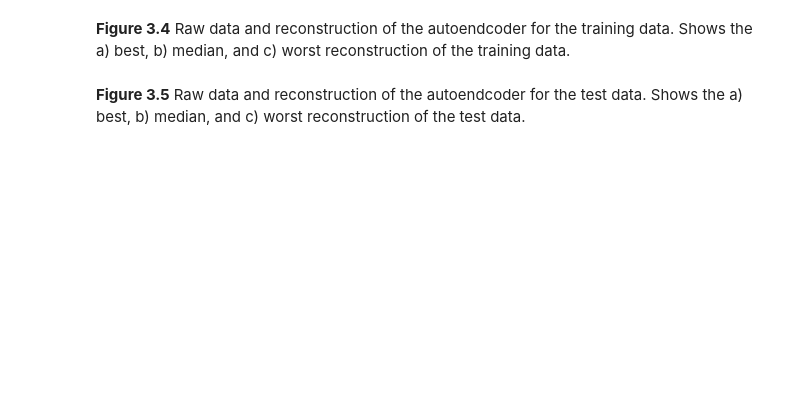
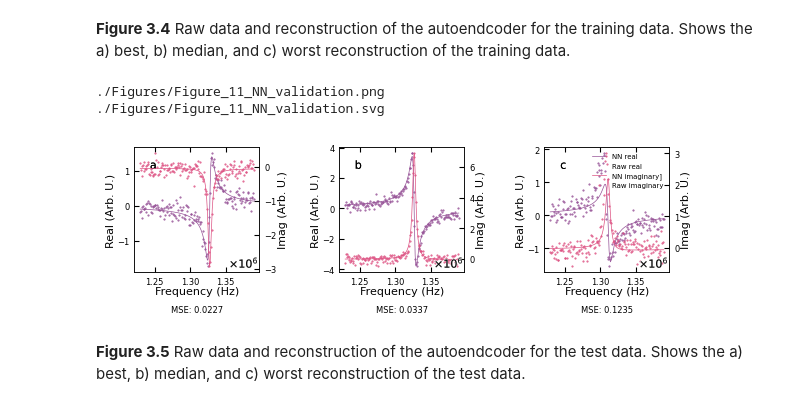
Before and after one commit to m3-learning/Rapid-Fitting-BEPFM-NN, a Jupyter notebook: notebooks/3_Pytorch_SHO_Fitter.ipynb, the cells around one changed output. Drawn from its saved outputs; the diff is of its cells as text; code cells hidden in the pictures; blank space fills up the shorter version.

```diff
--- a/notebooks/3_Pytorch_SHO_Fitter.ipynb
+++ b/notebooks/3_Pytorch_SHO_Fitter.ipynb
@@ -226,11 +245,15 @@ d1, d2, index1, mse1 = BE_viz.bmw_nn(
 # %%
 d1, d2, index1, mse1 = BE_viz.bmw_nn(
     X_test,
     prediction=model,
     out_state={"scaled": True, "measurement State": "complex"},
     returns=True,
-    filename="Figure_11_NN_validation_test",
+    filename="Figure_11_NN_validation",
 )
+# %% [output]
+./Figures/Figure_11_NN_validation.png
+./Figures/Figure_11_NN_validation.svg
+[figure, added]
 # %% [markdown]
 **Figure 3.5** Raw data and reconstruction of the autoendcoder for the test data. Shows the a) best, b) median, and c) worst reconstruction of the test data.
 # %%
```
Also changed, not shown: parts of 36 cells of this notebook, 12 other files.
